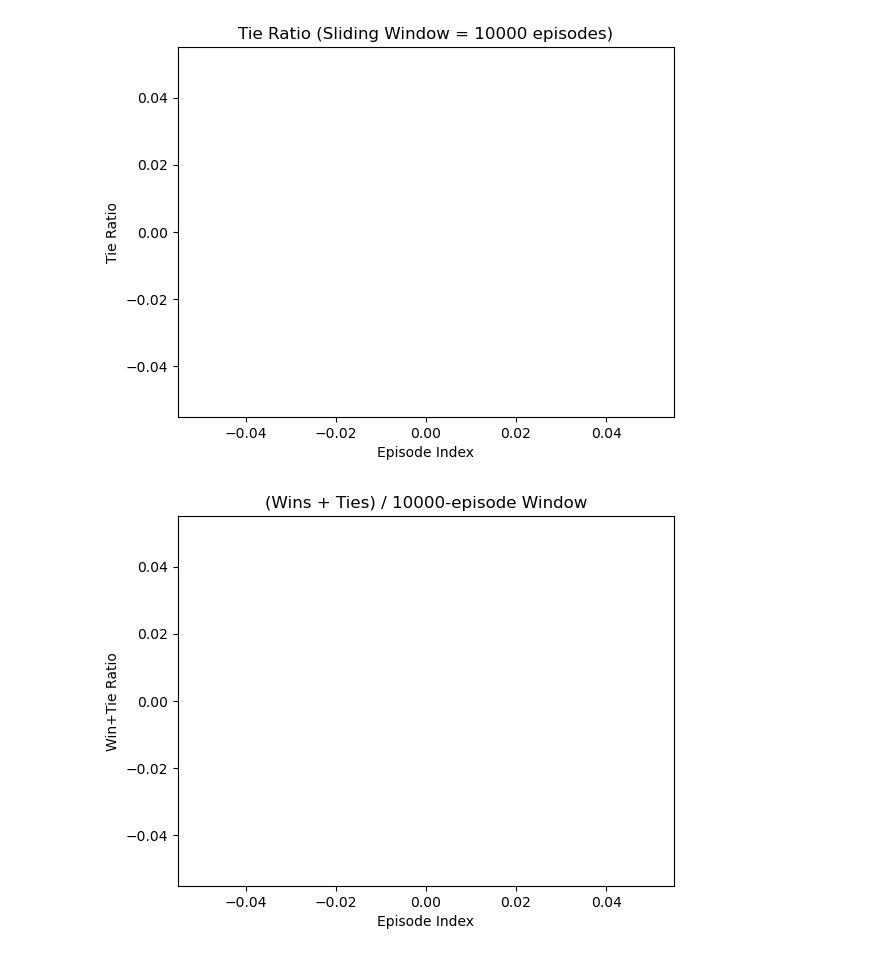
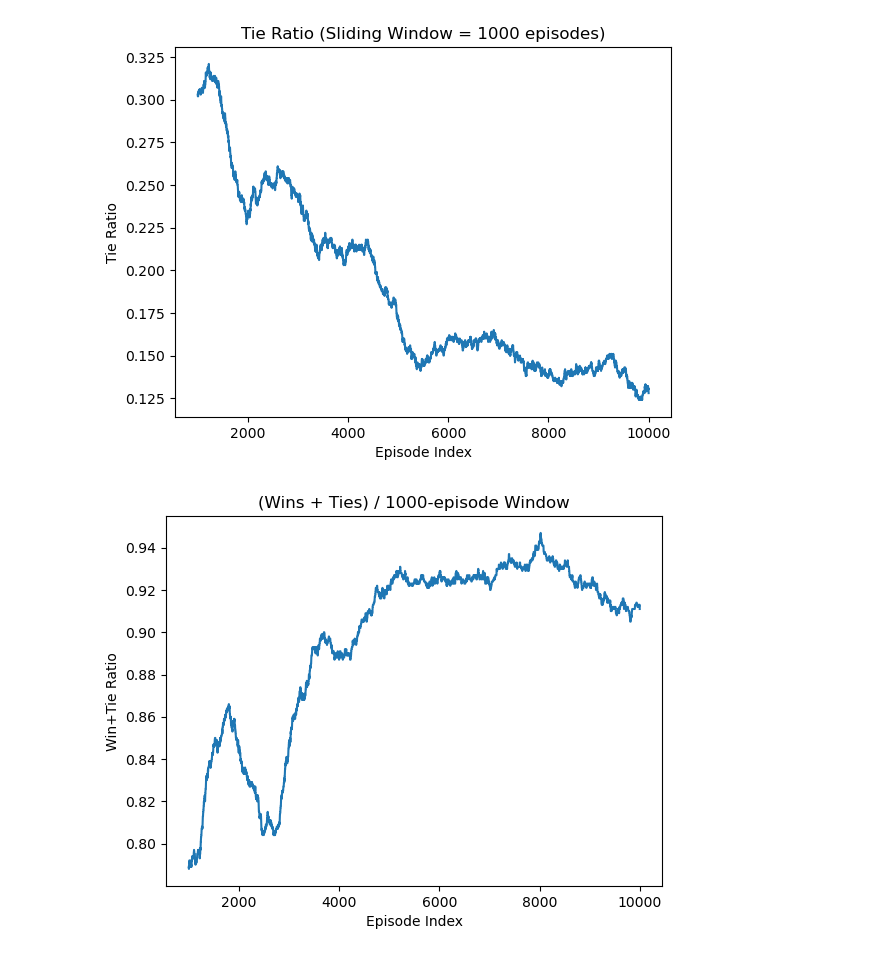
Before and after one commit to jamesGadoury/tic-tac-toe-ui, a Jupyter notebook: tic-tac-toe-rl/training_analysis_latest.ipynb, the cells around one changed output. Saved outputs shown, nothing was run; the diff lists cells and outputs as text; code cells hidden in the pictures.

```diff
--- a/tic-tac-toe-rl/training_analysis_latest.ipynb
+++ b/tic-tac-toe-rl/training_analysis_latest.ipynb
@@ -65,7 +65,7 @@ def load_results_dataframe(dir: Path, pattern: str) -> pd.DataFrame:
 def load_episodes_dataframe(dir: Path) -> pd.DataFrame:
     return load_results_dataframe(dir=dir, pattern="episodes_*.json")
 # %%
-training_dir = Path("./outputs/1753602072205816537")
+training_dir = Path("./outputs/1753632729574350267")
 # %%
 training_params = json.load(open(training_dir / "training_params.json", "r"))
 for k, v in training_params.items():
@@ -124 +124,4 @@ total_count: 13
+# %%
+# TODO: is this a good window size? should it be more adaptive based on scale rather than a fixed ratio?
+window_size = int(total_count / 10)
 # %%
@@ -135,30 +138,30 @@ plt.show()
 # %%
-tie_ratio = tie_rows.rolling(window=10000).mean()
+tie_ratio = tie_rows.rolling(window=window_size).mean()
 
 plt.figure()
 plt.plot(tie_ratio)
-plt.title(f"Tie Ratio (Sliding Window = {10000} episodes)")
+plt.title(f"Tie Ratio (Sliding Window = {window_size} episodes)")
 plt.xlabel("Episode Index")
 plt.ylabel("Tie Ratio")
 plt.show()
 # %% [output]
-[figure, old version]
+[figure, new version]
 # %%
 win_or_tie = win_rows | tie_rows
 
 # Sliding “win+tie” ratio
-win_tie_ratio = win_or_tie.rolling(window=10000).mean()
+win_tie_ratio = win_or_tie.rolling(window=window_size).mean()
 
 # Plot it
 import matplotlib.pyplot as plt
 
 plt.figure()
 plt.plot(win_tie_ratio)
-plt.title(f"(Wins + Ties) / {10000}-episode Window")
+plt.title(f"(Wins + Ties) / {window_size}-episode Window")
 plt.xlabel("Episode Index")
 plt.ylabel("Win+Tie Ratio")
 plt.show()
 # %% [output]
-[figure, old version]
+[figure, new version]
 # %%
 # Sliding “loss” ratio
```
Also changed, not shown: parts of 13 cells of this notebook, 3 other files.
